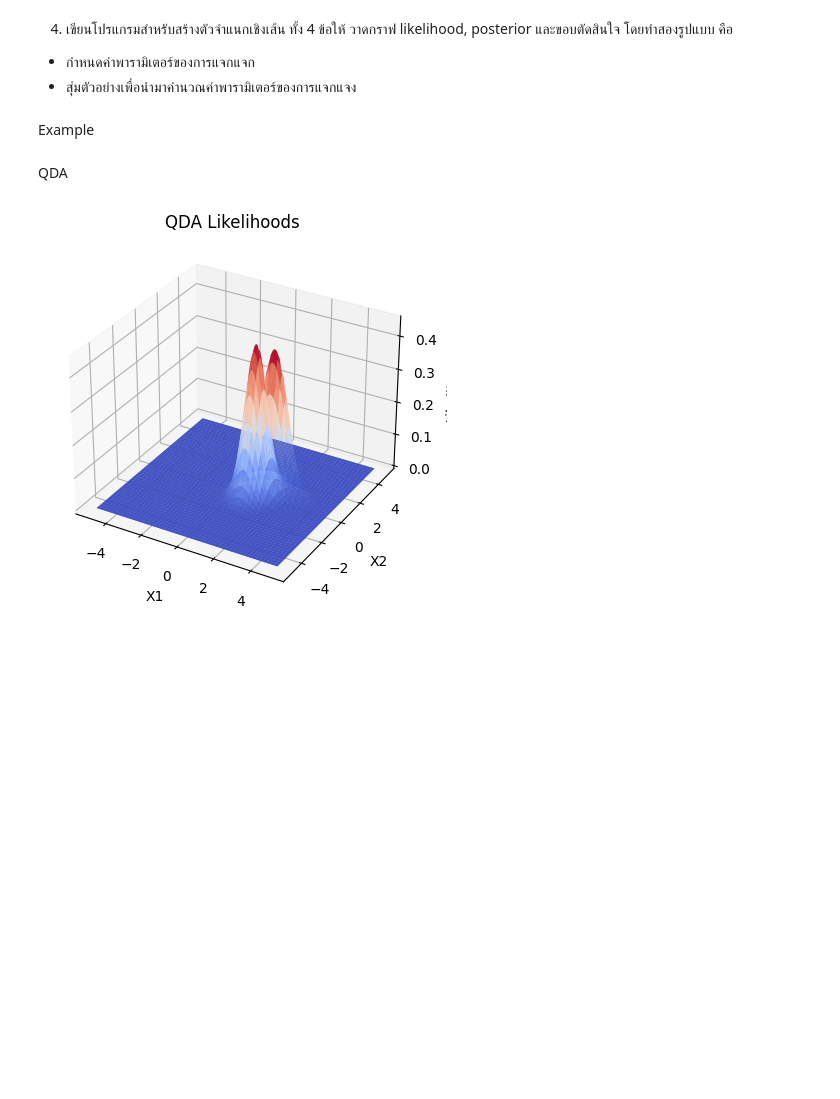
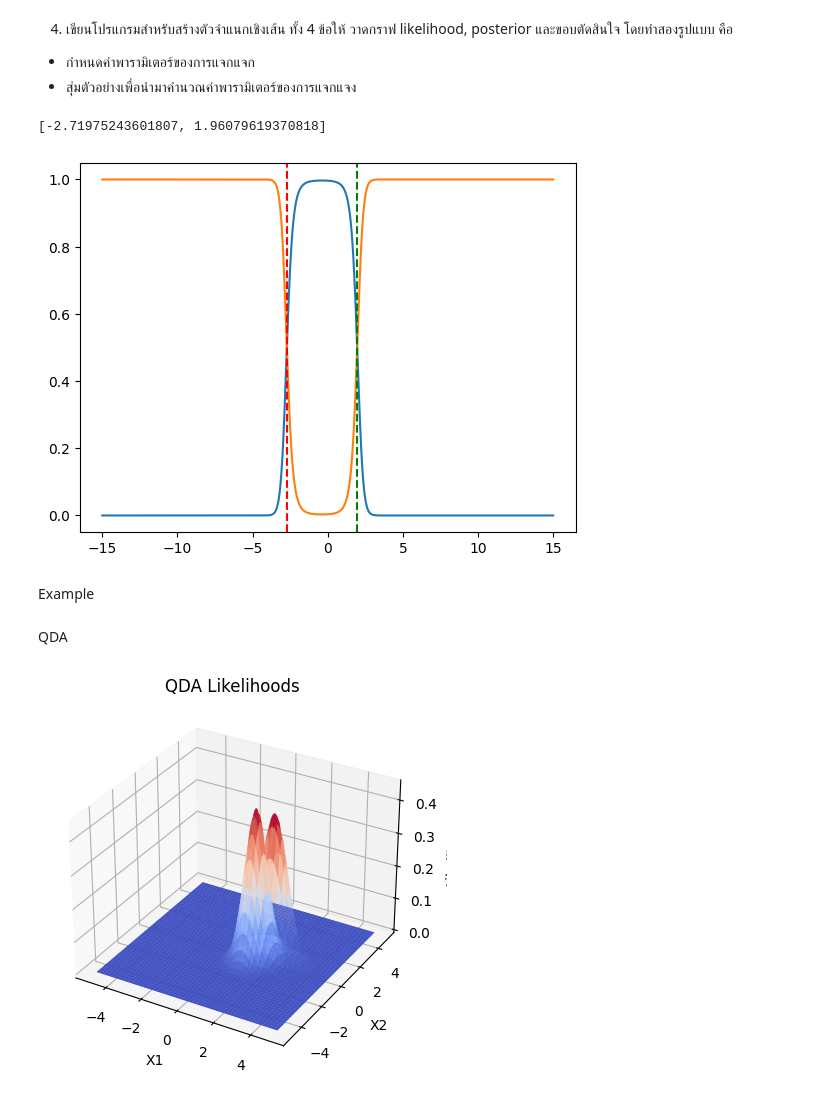
Before and after one commit to BestTP/Machine_Learning, a Jupyter notebook: Bayes classifier.ipynb, the cells around one changed output. Drawn from its saved outputs; the diff is of its cells as text; code cells hidden in the pictures; blank space fills up the shorter version.

```diff
--- a/Bayes classifier.ipynb
+++ b/Bayes classifier.ipynb
@@ -9,6 +209,50 @@
 ทั้ง 4 ข้อให้ วาดกราฟ likelihood, posterior และขอบตัดสินใจ โดยทำสองรูปแบบ คือ
 - กำหนดค่าพารามิเตอร์ของการแจกแจก
 - สุ่มตัวอย่างเพื่อนำมาคำนวณค่าพารามิเตอร์ของการแจกแจง
+# %%
+import numpy as np
+from sympy import Symbol, solve
+import matplotlib.pyplot as plt
+
+def likelihood(x, data):
+    std = np.std(data)
+    u = np.mean(data)
+    return 1 / (std * np.sqrt(2 * np.pi)) * np.exp(-(x - u)**2 / (2 * std**2))
+
+def decision_boundary(x1, x2):
+    x = Symbol('x')
+    u1 = np.mean(x1)
+    std1 = np.std(x1)
+    u2 = np.mean(x2)
+    std2 = np.std(x2)
+
+    result = solve((((x - u2)**2) / (2 * std2**2)) + (np.log(std2)) - (((x - u1)**2) / (2 * std1**2)) - (np.log(std1)), x)
+
+    return result
+
+x = np.linspace(-15, 15, 1000)
+np.random.seed(10)
+x1 = np.random.normal(1, 0.8, 1000)
+np.random.seed(20)
+x2 = np.random.normal(3, 1.2, 1000)
+
+fx1 = likelihood(x, x1)
+fx2 = likelihood(x, x2)
+yes = fx1 / 2
+no = fx2 / 2
+post_x1 = fx1 * yes / (fx1 * yes + fx2 * no)
+post_x2 = fx2 * no / (fx1 * yes + fx2 * no)
+
+re = decision_boundary(x1, x2)
+print(re)
+plt.plot(x, post_x1)
+plt.plot(x, post_x2)
+plt.axvline(float(re[0]), color='r', linestyle='--')
+plt.axvline(float(re[1]), color='g', linestyle='--')
+plt.show()
+# %% [output]
+[-2.71975243601807, 1.96079619370818]
+[figure, added]
 # %% [markdown]
 Example
 # %% [markdown]
```
Also changed, not shown: parts of 7 cells of this notebook.
